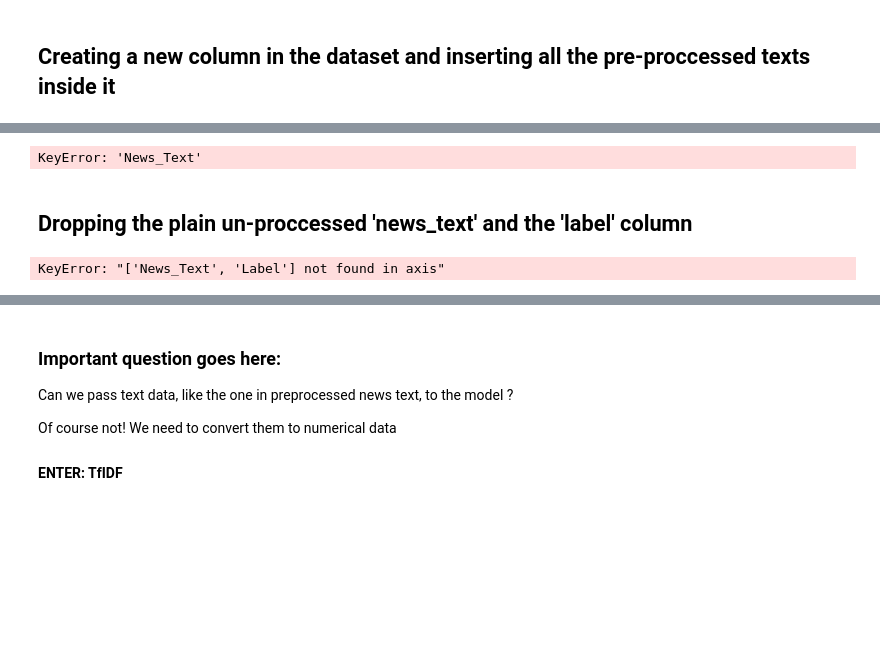
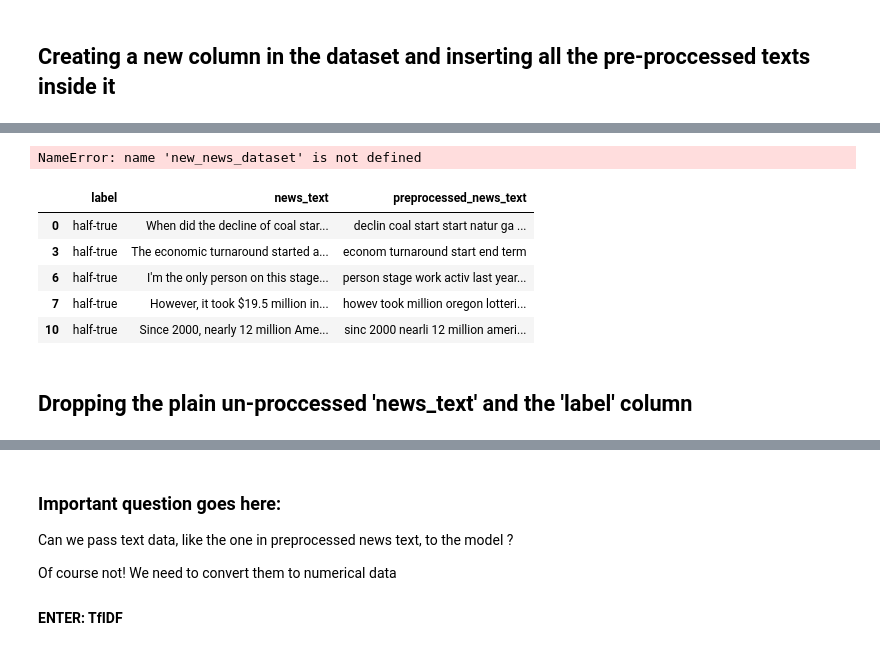
Before and after one commit to GhadeerZahwe/News-Clustering-Using-KMeans, a Jupyter notebook: news_clustering_unsupervised_ml.ipynb, the cells around one changed output, grey strips where cells are left out. Saved outputs shown, nothing was run; the diff lists cells and outputs as text; code cells hidden in the pictures; blank space fills up the shorter version.

```diff
--- a/news_clustering_unsupervised_ml.ipynb
+++ b/news_clustering_unsupervised_ml.ipynb
@@ -242,16 +187,20 @@ def preprocess_text_simple(text):
-# %%
-
-# Apply preprocessing
-new_news_dataset['preprocessed_news_text'] = new_news_dataset['News_Text'].apply(preprocess_text_simple)
-# %% [output]
-KeyError: 'News_Text'
+# %%
+new_news_dataset['preprocessed_news_text'] = new_news_dataset['news_text'].apply(preprocess_text)
+# %% [output]
+NameError: name 'new_news_dataset' is not defined
+# %%
+new_news_dataset.head()
+# %% [output]
+|  | label | news_text | preprocessed_news_text |
+| 0 | half-true | When did the decline of coal star... | declin coal start start natur ga ... |
+| 3 | half-true | The economic turnaround started a... | econom turnaround start end term |
+| 6 | half-true | I'm the only person on this stage... | person stage work activ last year... |
+| 7 | half-true | However, it took $19.5 million in... | howev took million oregon lotteri... |
+| 10 | half-true | Since 2000, nearly 12 million Ame... | sinc 2000 nearli 12 million ameri... |
 # %% [markdown]
 ## Dropping the plain un-proccessed 'news_text' and the 'label' column
 # %%
-
-new_news_dataset.drop(columns=['News_Text','Label'], inplace=True)
+new_news_dataset.drop(columns=['news_text', 'label'], inplace=True)
-# %% [output]
-KeyError: "['News_Text', 'Label'] not found in axis"
 # %%
 new_news_dataset.head()
 # %% [output]
```
Also changed, not shown: parts of 56 cells of this notebook.
